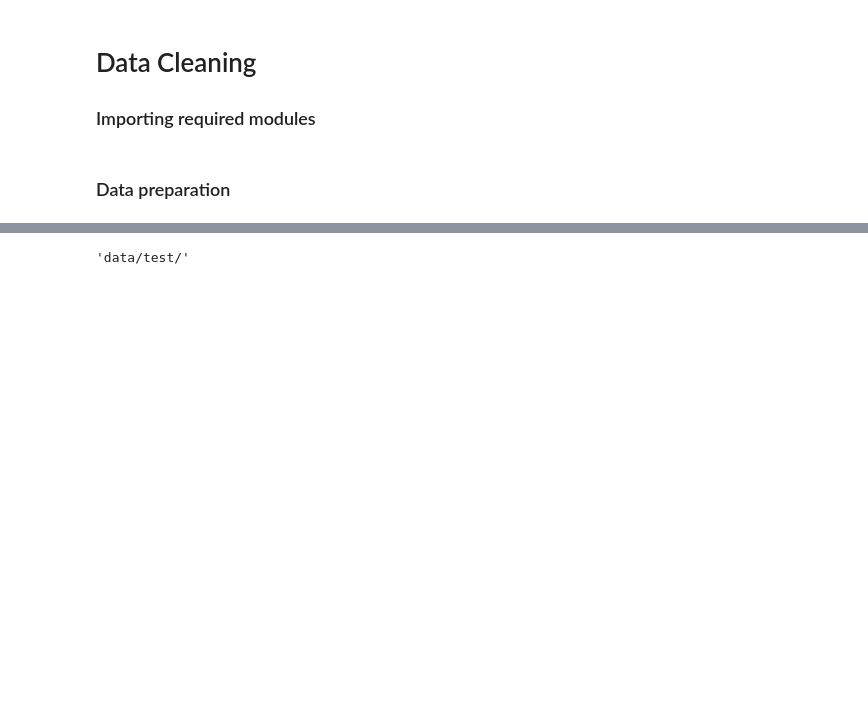
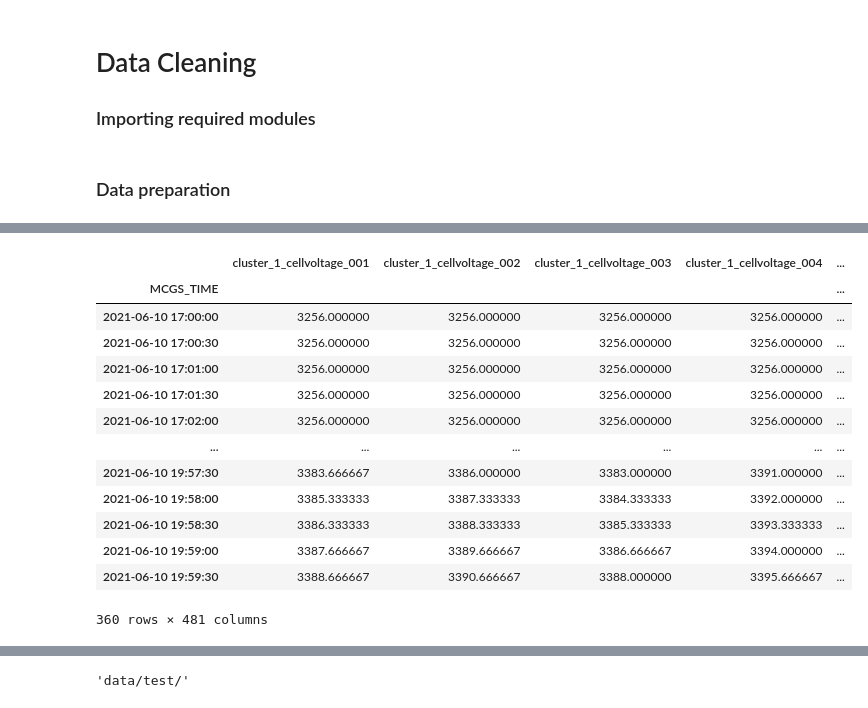
Before and after one commit to 314ka4y/Anomaly-detection-project, a Jupyter notebook: Anomaly_detection.ipynb, the cells around one changed output, grey strips where cells are left out. Cells and saved outputs as stored; diff of their text form; code cells hidden in the pictures; blank space fills up the shorter version.

```diff
--- a/Anomaly_detection.ipynb
+++ b/Anomaly_detection.ipynb
@@ -675,0 +215,56 @@ final_df.plot()
+# %%
+# Find clusters
+clusters = [cluster for cluster in os.listdir(raw_folder) if "cluster" in cluster]
+# Prepare path for each cluster
+clusters_paths = [(raw_folder + cluster + "/", cluster) for cluster in clusters]
+# %%
+# Check data sources in each cluster
+os.listdir(clusters_path[0][0])
+# Divide it cluster to different types of data
+voltage_paths = [(cluster_parth[0]+"voltage/", cluster_parth[1]) for cluster_parth in clusters_paths]
+temperature_paths = [(cluster_parth[0]+"temperature/", cluster_parth[1]) for cluster_parth in clusters_paths]
+state_paths = [(cluster_parth[0]+"total state/", cluster_parth[1]) for cluster_parth in clusters_paths]
+
+# Create datasets
+df_voltage_list = [create_dataframe(voltage_path[0], "[a-zA-Z0-9_]+voltage") for voltage_path in voltage_paths]
+df_temperature_list = [create_dataframe(temperature_path[0], '[a-zA-Z0-9_]+temperature') for temperature_path in temperature_paths]
+df_state_list = [create_dataframe(state_path[0], '[a-zA-Z0-9_]+current$') for state_path in state_paths]
+
+# Check that all datasets in clusters
+assert len(df_voltage_list) == len(df_temperature_list)
+assert len(df_voltage_list) == len(df_state_list)
+
+# Check that same timeframes
+for i in range(len(df_voltage_list)):
+    assert all(df_voltage_list[i].index == df_temperature_list[i].index)
+#    assert all(df_30sec.index == df_30sec_temperature.index)
+
+result_list = []
+
+for i in range(len(df_voltage_list)):
+    final = pd.concat([df_voltage_list[i], df_temperature_list[i], df_state_list[i]], axis = 1)
+    result_list.append(final)
+
+
+
+
+
+# # Combine
+# for i in ra
+# %%
+result_list[0]
+# %% [output]
+|  | cluster_1_cellvoltage_001 | cluster_1_cellvoltage_002 | cluster_1_cellvoltage_003 | cluster_1_cellvoltage_004 | ... |
+| MCGS_TIME |  |  |  |  | ... |
+| 2021-06-10 17:00:00 | 3256.000000 | 3256.000000 | 3256.000000 | 3256.000000 | ... |
+| 2021-06-10 17:00:30 | 3256.000000 | 3256.000000 | 3256.000000 | 3256.000000 | ... |
+| 2021-06-10 17:01:00 | 3256.000000 | 3256.000000 | 3256.000000 | 3256.000000 | ... |
+| 2021-06-10 17:01:30 | 3256.000000 | 3256.000000 | 3256.000000 | 3256.000000 | ... |
+| 2021-06-10 17:02:00 | 3256.000000 | 3256.000000 | 3256.000000 | 3256.000000 | ... |
+| ... | ... | ... | ... | ... | ... |
+| 2021-06-10 19:57:30 | 3383.666667 | 3386.000000 | 3383.000000 | 3391.000000 | ... |
+| 2021-06-10 19:58:00 | 3385.333333 | 3387.333333 | 3384.333333 | 3392.000000 | ... |
+| 2021-06-10 19:58:30 | 3386.333333 | 3388.333333 | 3385.333333 | 3393.333333 | ... |
+| 2021-06-10 19:59:00 | 3387.666667 | 3389.666667 | 3386.666667 | 3394.000000 | ... |
+| 2021-06-10 19:59:30 | 3388.666667 | 3390.666667 | 3388.000000 | 3395.666667 | ... |
+360 rows × 481 columns
```
Also changed, not shown: parts of 143 cells of this notebook, 27 other files.
